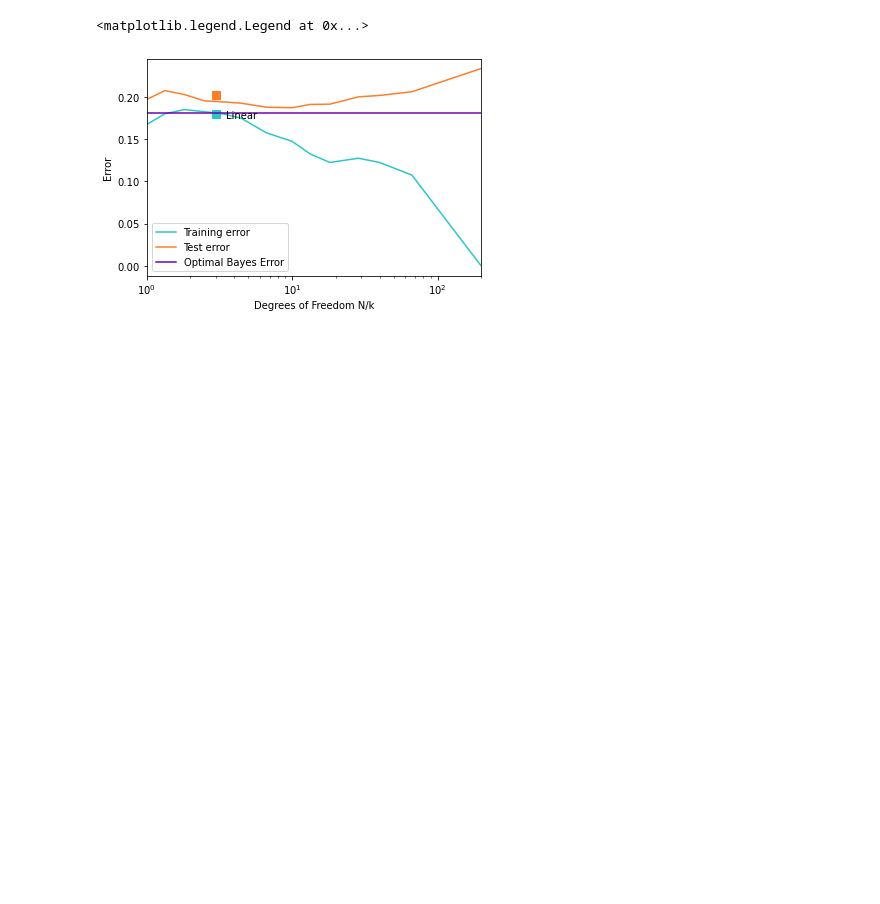
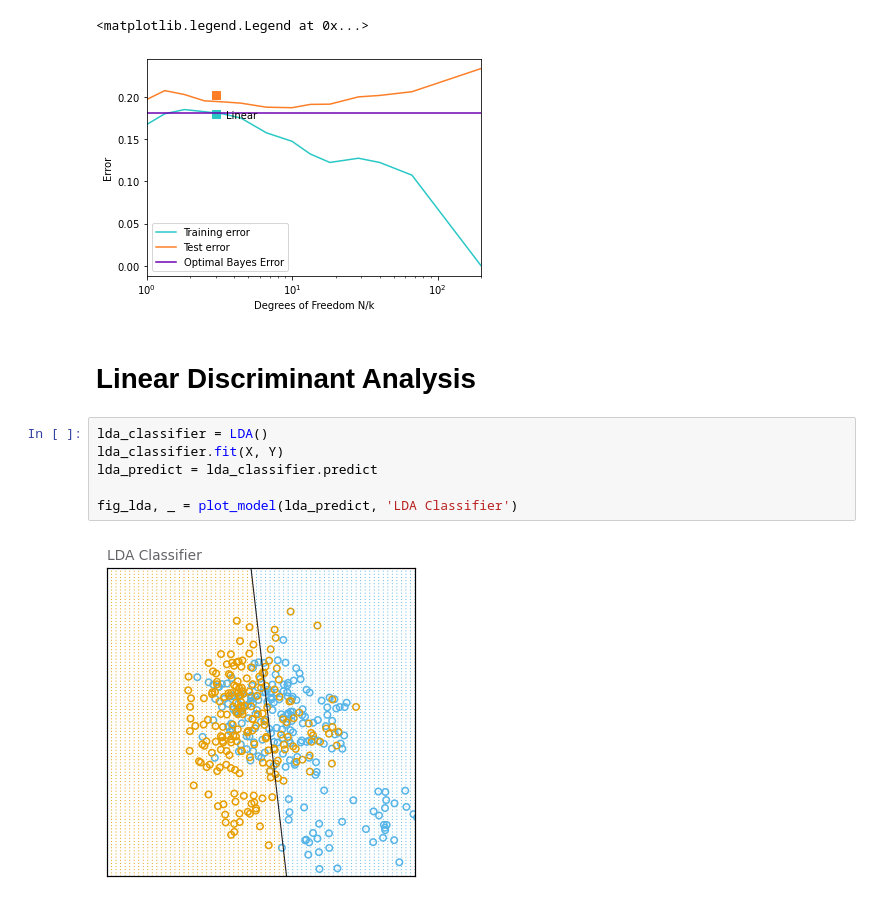
Before and after one commit to mpernow/ml-algos, a Jupyter notebook: mlalgos/example_notebooks/classification.ipynb, the cells around one changed output. Drawn from its saved outputs; the diff is of its cells as text; blank space fills up the shorter version.

```diff
--- a/mlalgos/example_notebooks/classification.ipynb
+++ b/mlalgos/example_notebooks/classification.ipynb
@@ -188,3 +189,13 @@ ax.legend()
 # %% [output]
 <matplotlib.legend.Legend at 0x...>
 [figure]
+# %% [markdown]
+# Linear Discriminant Analysis
+# %%
+lda_classifier = LDA()
+lda_classifier.fit(X, Y)
+lda_predict = lda_classifier.predict
+
+fig_lda, _ = plot_model(lda_predict, 'LDA Classifier')
+# %% [output]
+[figure, added]
```
Also changed, not shown: parts of 4 cells of this notebook.
